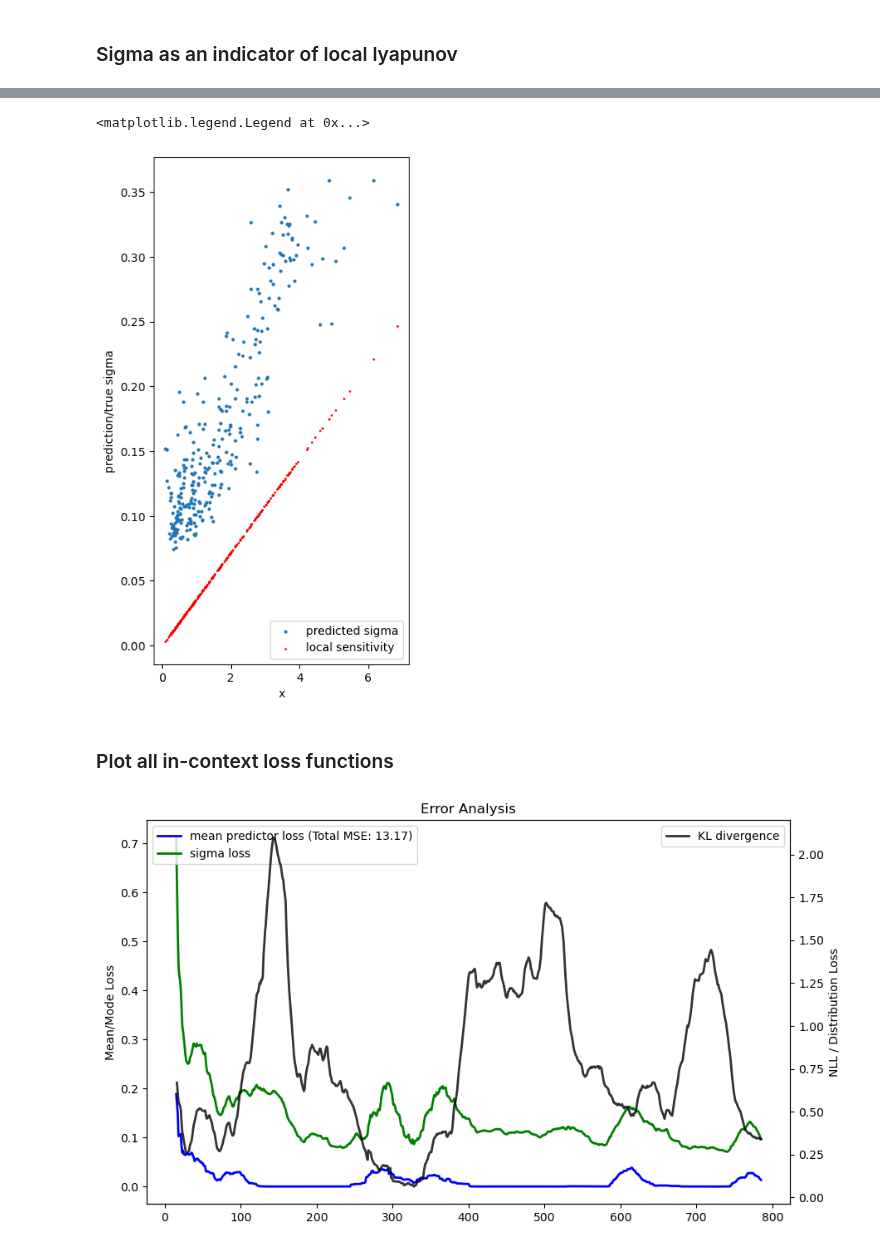
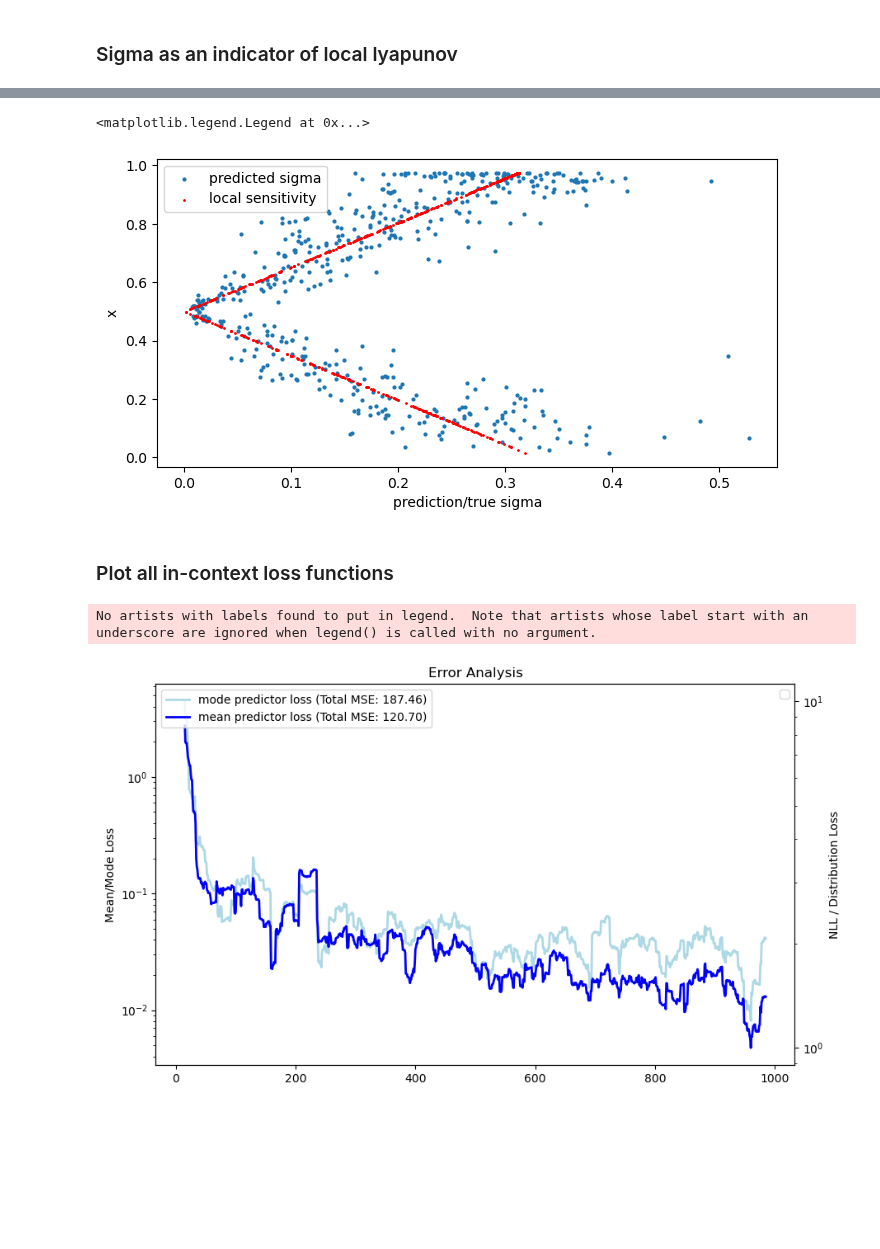
Before and after one commit to AntonioLiu97/llmICL, a Jupyter notebook: multi_digit_distribution_high_res_cache.ipynb, the cells around one changed output, grey strips where cells are left out. Drawn from its saved outputs; the diff is of its cells as text; code cells hidden in the pictures; blank space fills up the shorter version.

```diff
--- a/multi_digit_distribution_high_res_cache.ipynb
+++ b/multi_digit_distribution_high_res_cache.ipynb
@@ -488,0 +365,28 @@ sigma_arr = np.array(sigma_arr)
+# %%
+### Use MultiResolutionPDF to define loss
+
+mean_arr = []
+mode_arr = []
+sigma_arr = []
+moment_3_arr = []
+moment_4_arr = []
+
+num_commas = full_series.count(',')
+for comma_idx in range(num_commas):
+    PDF_list[comma_idx].compute_stats()
+    mean, mode, sigma = PDF_list[comma_idx].mean, PDF_list[comma_idx].mode, PDF_list[comma_idx].sigma
+    moment_3 = PDF_list[comma_idx].compute_moment(3)
+    moment_4 = PDF_list[comma_idx].compute_moment(4)
+
+    mean_arr.append(mean)
+    mode_arr.append(mode)
+    sigma_arr.append(sigma)
+    moment_3_arr.append(moment_3)
+    moment_4_arr.append(moment_4)
+
+# Convert lists to numpy arrays
+mean_arr = np.array(mean_arr)
+mode_arr = np.array(mode_arr)
+sigma_arr = np.array(sigma_arr)
+moment_3_arr = np.array(moment_3_arr)
+moment_4_arr = np.array(moment_4_arr)
@@ -519,17 +434,13 @@ plt.axis('equal')
 # %%
-plt.figure(figsize=(4, 8))
-plt.scatter(time_series[500:-1],sigma_arr[501:], marker = '.', lw=0, label = 'predicted sigma')
-plt.scatter(time_series[500:-1],rescaled_true_sigma_arr[501:]*10, color='red', s = 1, label = 'local sensitivity')
-plt.xlabel('x')
-plt.ylabel('prediction/true sigma')
+plt.figure(figsize=(8, 4))
+plt.scatter(sigma_arr[501:], time_series[500:-1], marker = '.', lw=0, label = 'predicted sigma')
+plt.scatter(rescaled_true_sigma_arr[501:]*10, time_series[500:-1], color='red', s = 1, label = 'local sensitivity')
+plt.ylabel('x')
+plt.xlabel('prediction/true sigma')
 plt.legend()
-# plt.yscale('log')
-# plt.loglog()
-# plt.xlim(0, 0.7)
-# plt.xlim(0, 0.7)
 # %% [output]
 <matplotlib.legend.Legend at 0x...>
-[figure, old version]
+[figure, new version]
 # %% [markdown]
 ### Plot all in-context loss functions
 # %%
@@ -554,7 +465,7 @@ NLL_digit = -logprobs[comma_locations] \
 # %%
 window_size = 30
 xlog = 0
-ylog = 0
+ylog = 1
 scale_mean_mode_error = 0
 
 true_mean_arr = rescaled_true_mean_arr*10
@@ -598,9 +509,9 @@ averaged_KL_loss = np.convolve(KL_loss, kernel, mode='valid')
 fig, ax1 = plt.subplots(figsize=(10, 6))
 
 # Plotting the averaged errors
-# ax1.plot(np.arange(window_size//2, len(error_mode) - window_size//2 + 1), averaged_error_mode, label=f"mode predictor loss (Total MSE: {np.sum(error_mode):.2f})", linewidth=2, c='lightblue')
+ax1.plot(np.arange(window_size//2, len(error_mode) - window_size//2 + 1), averaged_error_mode, label=f"mode predictor loss (Total MSE: {np.sum(error_mode):.2f})", linewidth=2, c='lightblue')
 ax1.plot(np.arange(window_size//2, len(error_mean) - window_size//2 + 1), averaged_error_mean, label=f"mean predictor loss (Total MSE: {np.sum(error_mean):.2f})", linewidth=2, c='blue')
-ax1.plot(np.arange(window_size//2, len(error_sigma) - window_size//2 + 1), averaged_error_sigma, label=f"sigma loss", linewidth=2, c='green')
+# ax1.plot(np.arange(window_size//2, len(error_sigma) - window_size//2 + 1), averaged_error_sigma, label=f"sigma loss", linewidth=2, c='green')
 
 ax1.set_ylabel("Mean/Mode Loss")
 ax1.legend(loc='upper left')
@@ -608,7 +519,7 @@ ax1.legend(loc='upper left')
 ax2 = ax1.twinx()
 # ax2.plot(np.arange(window_size//2, len(NLL_digit) - window_size//2 + 1), averaged_nll_digit, label="NLL Digit Loss", linewidth=2, c='gray', alpha = 0.4)
 # ax2.plot(np.arange(window_size//2, len(BT_loss) - window_size//2 + 1), averaged_BT_loss, label="BT distance", linewidth=2, c='gray', alpha = 0.8)
-ax2.plot(np.arange(window_size//2, len(KL_loss) - window_size//2 + 1), averaged_KL_loss, label="KL divergence", linewidth=2, c='black', alpha = 0.8)
+# ax2.plot(np.arange(window_size//2, len(KL_loss) - window_size//2 + 1), averaged_KL_loss, label="KL divergence", linewidth=2, c='black', alpha = 0.8)
 
 # ax1.plot(X)
 
@@ -629,4 +540,5 @@ plt.xlabel("Time Steps Seen")
 plt.title("Error Analysis")
 plt.show()
 # %% [output]
+No artists with labels found to put in legend.  Note that artists whose label start with an underscore are ignored when legend() is called with no argument.
-[figure, old version]
+[figure, new version]
```
Also changed, not shown: parts of 30 cells of this notebook, 1 other file.
